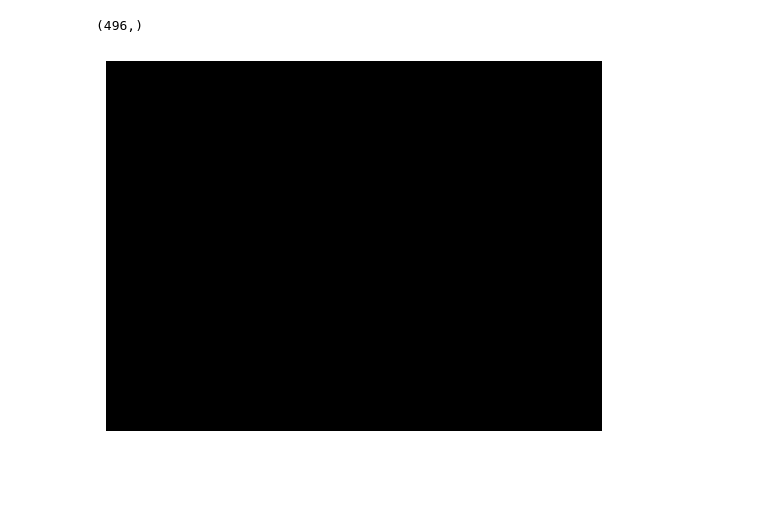
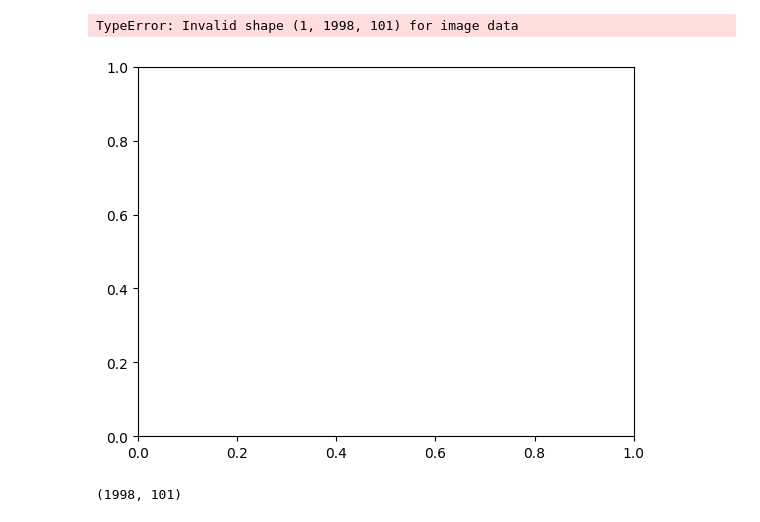
Before and after one commit to nouralmulhem/Cipher-Sphere, a Jupyter notebook: try/fakeDatadet.ipynb, the cells around one changed output. Cells and saved outputs as stored; diff of their text form; code cells hidden in the pictures; blank space fills up the shorter version.

```diff
--- a/try/fakeDatadet.ipynb
+++ b/try/fakeDatadet.ipynb
@@ -14,12 +142,13 @@ array2 = data['y']
+# %%
+import matplotlib.pyplot as plt
+plt.figure()  # Adjust the figure size as needed
+plt.imshow([array1[100]], cmap='gray', aspect='auto')
+plt.axis('off')
+plt.show()
+# %% [output]
+TypeError: Invalid shape (1, 1998, 101) for image data
+[figure, added]
 # %%
-array2[0].shape
+print(array1[0].shape)
 # %% [output]
-(496,)
+(1998, 101)
-# %%
-import matplotlib.pyplot as plt
-plt.figure()  # Adjust the figure size as needed
-plt.imshow([array2[0]], cmap='gray', aspect='auto')
-plt.axis('off')
-plt.show()
-# %% [output]
-[figure, removed]
```
Also changed, not shown: parts of 8 cells of this notebook, 2 other files.
